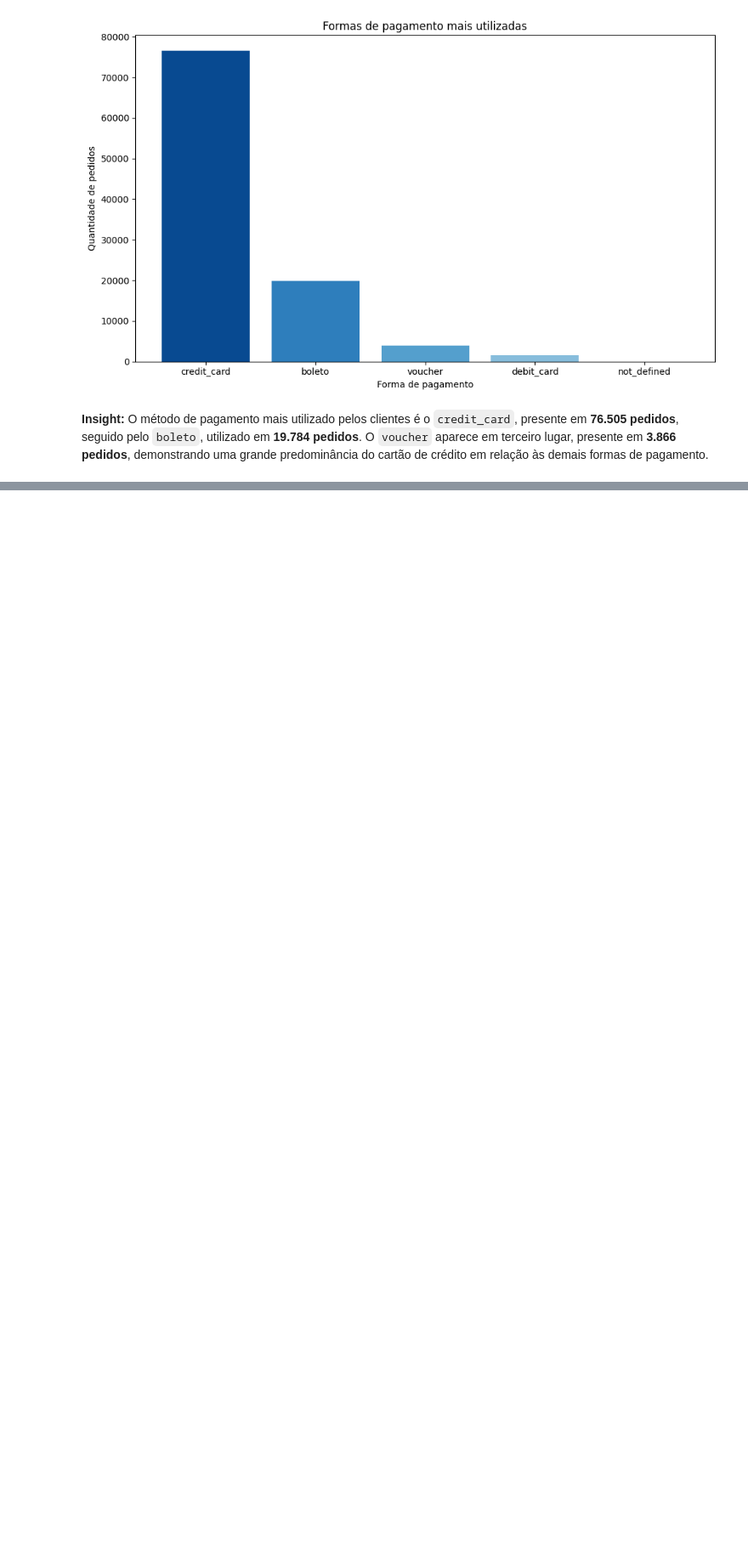
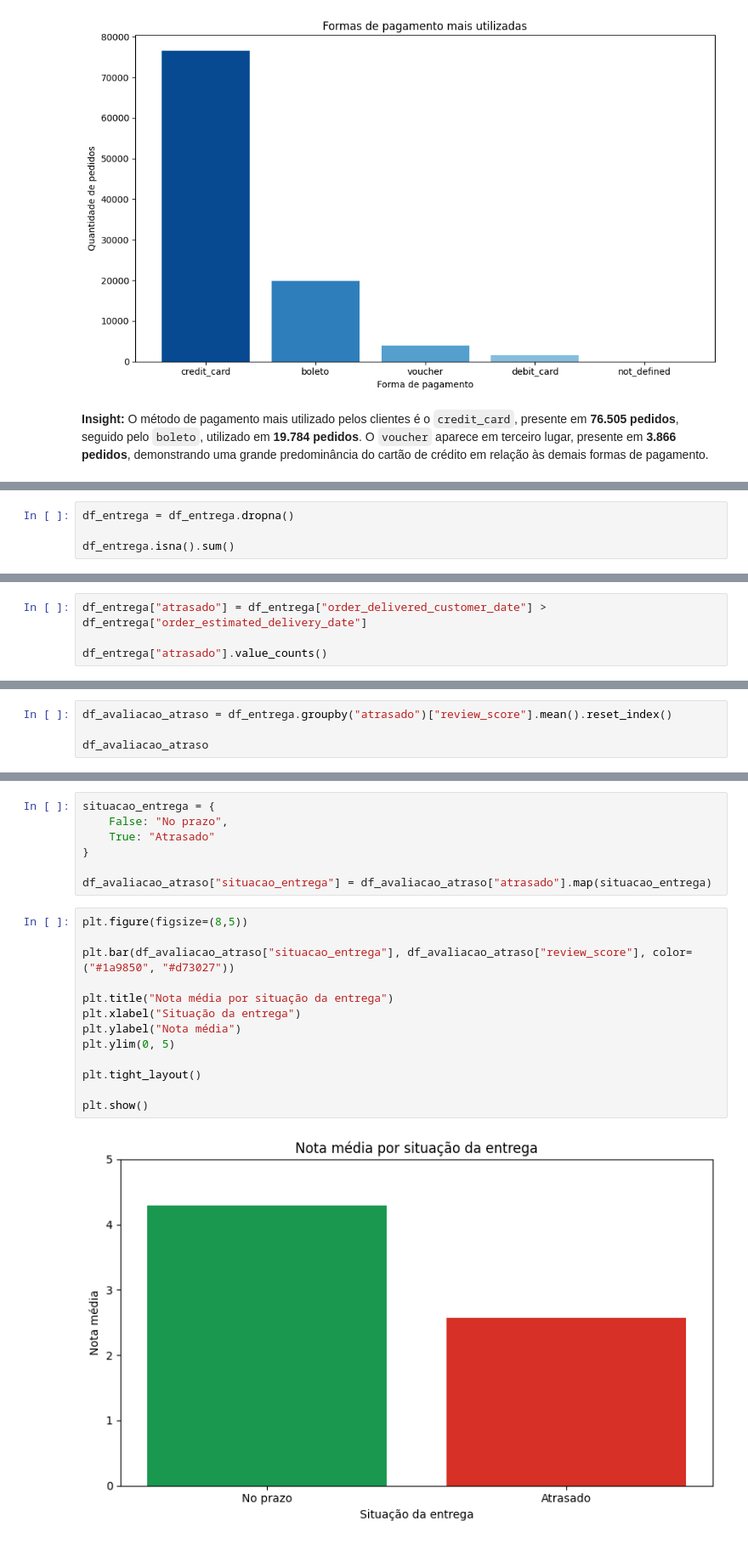
Before and after one commit to gsrizzo/analise-ecommerce-olist, a Jupyter notebook: notebooks/03_analise_exploratoria.ipynb, the cells around one changed output, grey strips where cells are left out. Shown at 85% size. Cells and saved outputs as stored; diff of their text form; blank space fills up the shorter version.

```diff
--- a/notebooks/03_analise_exploratoria.ipynb
+++ b/notebooks/03_analise_exploratoria.ipynb
@@ -285,0 +352,4 @@ plt.show()
+# %%
+df_entrega = df_entrega.dropna()
+
+df_entrega.isna().sum()
@@ -285,0 +362,4 @@ plt.show()
+# %%
+df_entrega["atrasado"] = df_entrega["order_delivered_customer_date"] > df_entrega["order_estimated_delivery_date"]
+
+df_entrega["atrasado"].value_counts()
@@ -285,0 +371,4 @@ plt.show()
+# %%
+df_avaliacao_atraso = df_entrega.groupby("atrasado")["review_score"].mean().reset_index()
+
+df_avaliacao_atraso
@@ -285,0 +379,22 @@ plt.show()
+# %%
+situacao_entrega = {
+    False: "No prazo",
+    True: "Atrasado"
+}
+
+df_avaliacao_atraso["situacao_entrega"] = df_avaliacao_atraso["atrasado"].map(situacao_entrega)
+# %%
+plt.figure(figsize=(8,5))
+
+plt.bar(df_avaliacao_atraso["situacao_entrega"], df_avaliacao_atraso["review_score"], color=("#1a9850", "#d73027"))
+
+plt.title("Nota média por situação da entrega")
+plt.xlabel("Situação da entrega")
+plt.ylabel("Nota média")
+plt.ylim(0, 5)
+
+plt.tight_layout()
+
+plt.show()
+# %% [output]
+[figure, added]
```
Also changed, not shown: parts of 12 cells of this notebook, 1 other file.
